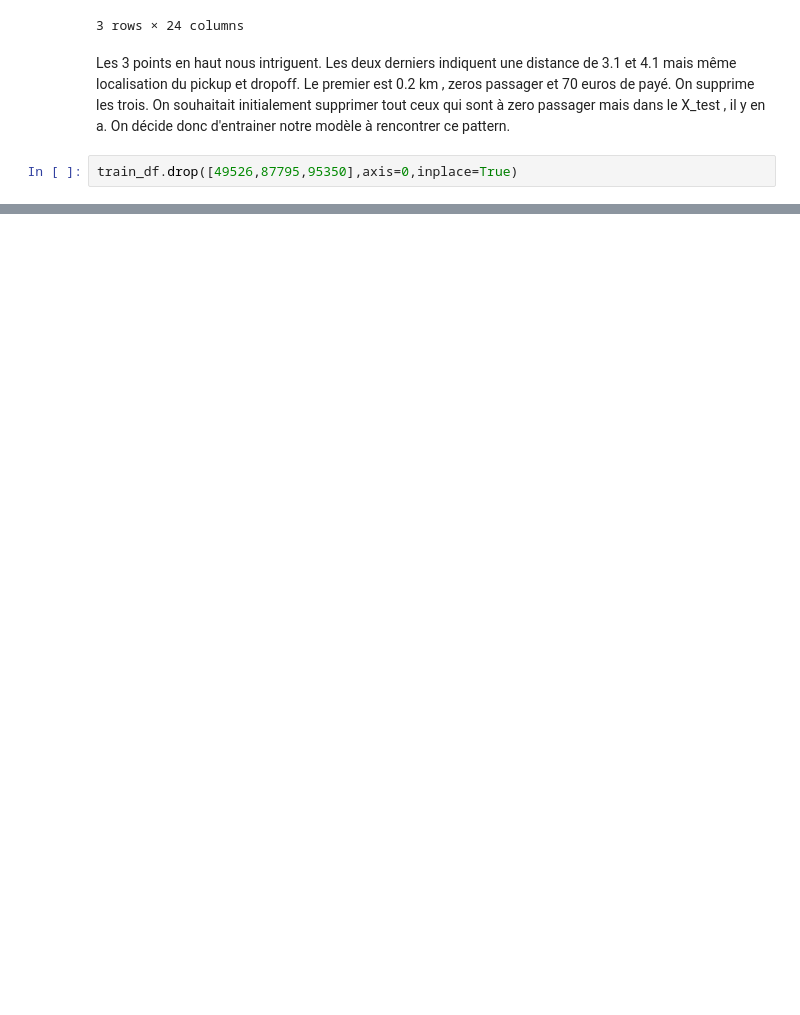
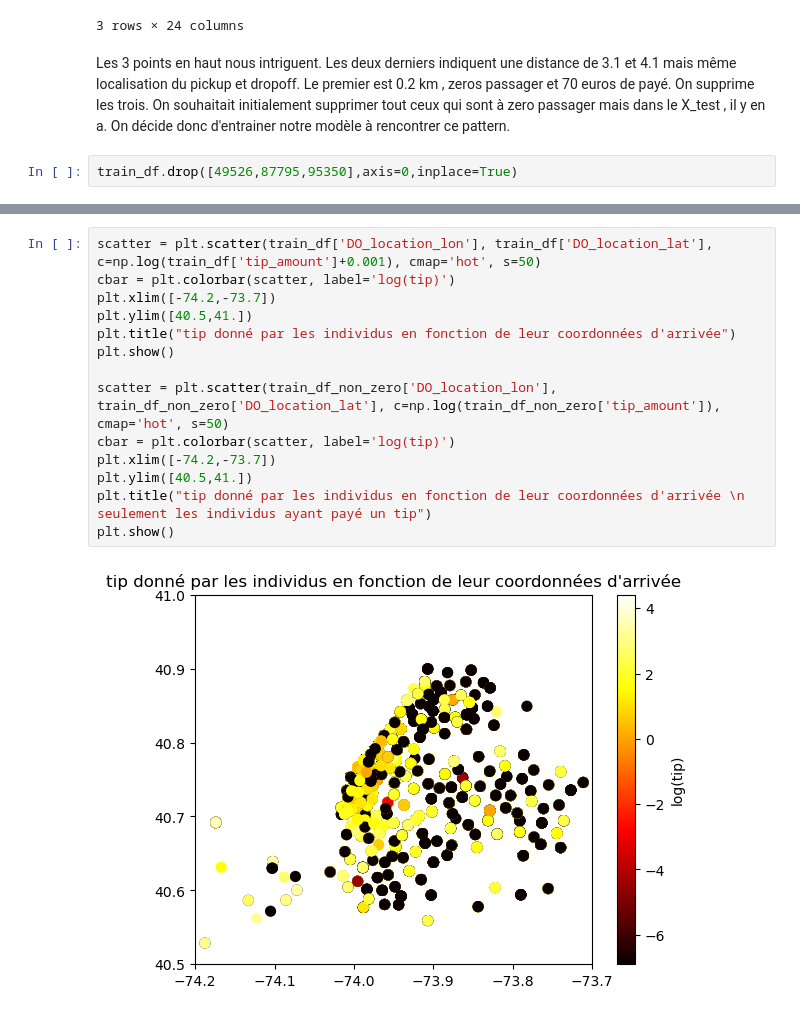
Before and after one commit to enzoben/NYC-taxis-tips, a Jupyter notebook: NYTT_data_analysis.ipynb, the cells around one changed output, grey strips where cells are left out. Cells and saved outputs as stored; diff of their text form; blank space fills up the shorter version.

```diff
--- a/NYTT_data_analysis.ipynb
+++ b/NYTT_data_analysis.ipynb
@@ -548,0 +694,16 @@ train_df.drop([49526,87795,95350],axis=0,inplace=True)
+# %%
+scatter = plt.scatter(train_df['DO_location_lon'], train_df['DO_location_lat'], c=np.log(train_df['tip_amount']+0.001), cmap='hot', s=50)
+cbar = plt.colorbar(scatter, label='log(tip)')
+plt.xlim([-74.2,-73.7])
+plt.ylim([40.5,41.])
+plt.title("tip donné par les individus en fonction de leur coordonnées d'arrivée")
+plt.show()
+
+scatter = plt.scatter(train_df_non_zero['DO_location_lon'], train_df_non_zero['DO_location_lat'], c=np.log(train_df_non_zero['tip_amount']), cmap='hot', s=50)
+cbar = plt.colorbar(scatter, label='log(tip)')
+plt.xlim([-74.2,-73.7])
+plt.ylim([40.5,41.])
+plt.title("tip donné par les individus en fonction de leur coordonnées d'arrivée \n seulement les individus ayant payé un tip")
+plt.show()
+# %% [output]
+[figure, added]
```
Also changed, not shown: parts of 56 cells of this notebook.
